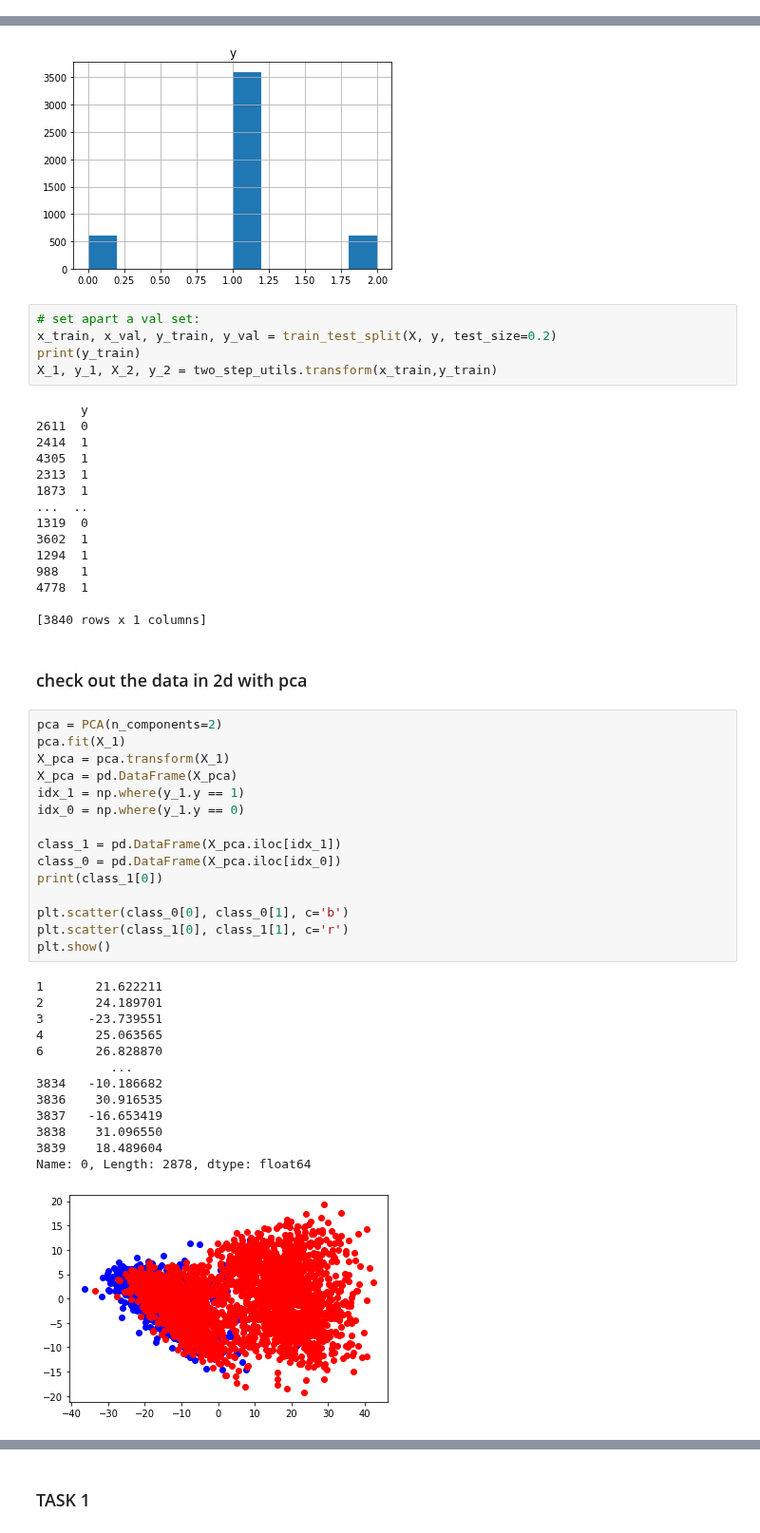
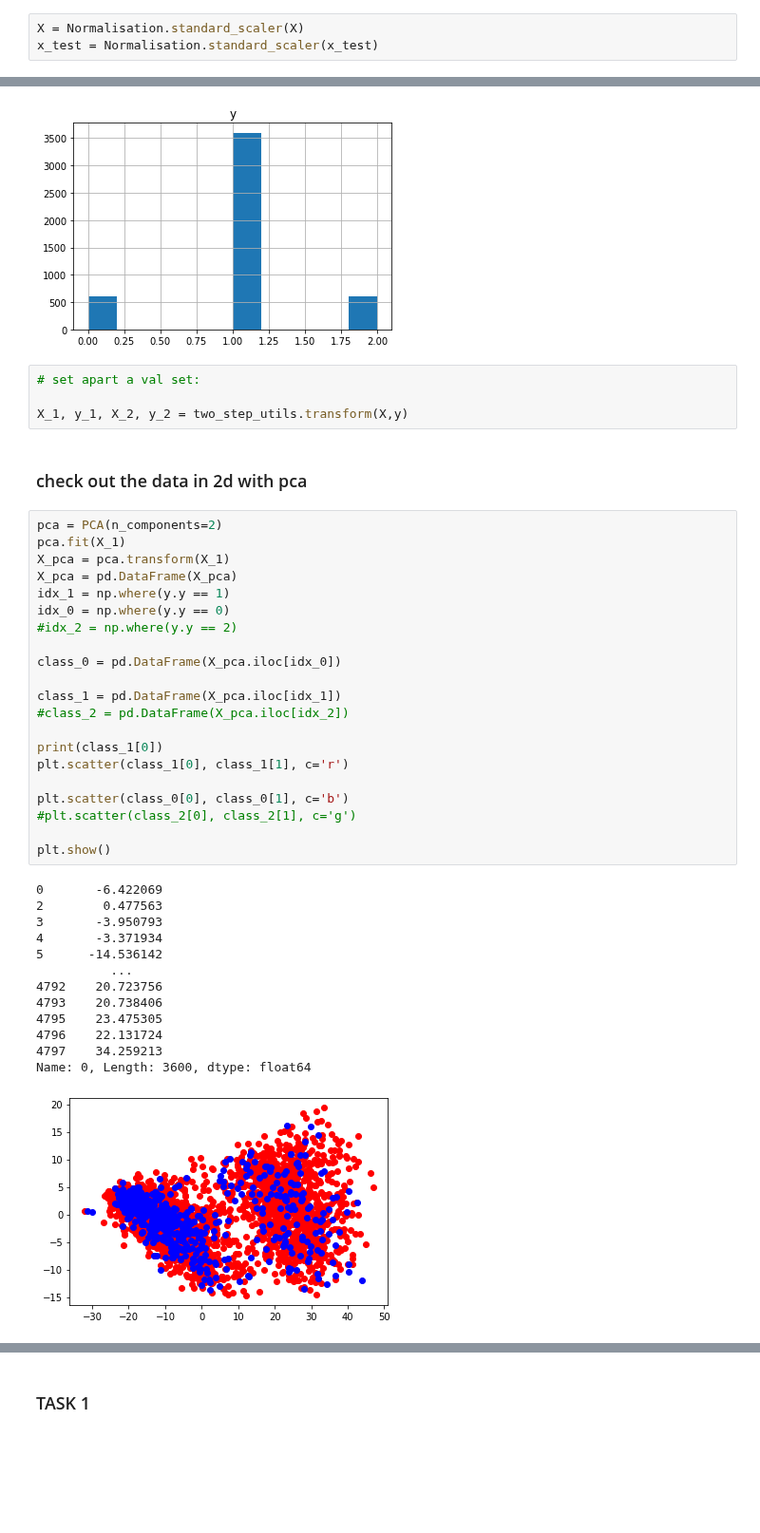
Before and after one commit to LukeAndrewSmith/AML, a Jupyter notebook: Task_2/Solution/Pipelines/1_twostep_classification.ipynb, the cells around one changed output, grey strips where cells are left out. Shown at 95% size. Saved outputs shown, nothing was run; the diff lists cells and outputs as text; blank space fills up the shorter version.

```diff
--- a/Task_2/Solution/Pipelines/1_twostep_classification.ipynb
+++ b/Task_2/Solution/Pipelines/1_twostep_classification.ipynb
@@ -94,6 +97,9 @@ print(X.head())
 # %%
 X = Normalisation.gaussian(X)
 x_test = Normalisation.gaussian(x_test)
+# %%
+X = Normalisation.standard_scaler(X)
+x_test = Normalisation.standard_scaler(x_test)
 # %% [markdown]
 ### Model train
 # %% [markdown]
@@ -112,55 +118,45 @@ print(y.head())
 [figure]
 # %%
 # set apart a val set:
-x_train, x_val, y_train, y_val = train_test_split(X, y, test_size=0.2)
-print(y_train)
-X_1, y_1, X_2, y_2 = two_step_utils.transform(x_train,y_train)
+
+X_1, y_1, X_2, y_2 = two_step_utils.transform(X,y)
-# %% [output]
-      y
-2611  0
-2414  1
-4305  1
-2313  1
-1873  1
-...  ..
-1319  0
-3602  1
-1294  1
-988   1
-4778  1
-
-[3840 rows x 1 columns]
 # %% [markdown]
 ### check out the data in 2d with pca
 # %%
 pca = PCA(n_components=2)
 pca.fit(X_1)
 X_pca = pca.transform(X_1)
 X_pca = pd.DataFrame(X_pca)
-idx_1 = np.where(y_1.y == 1)
-idx_0 = np.where(y_1.y == 0)
+idx_1 = np.where(y.y == 1)
+idx_0 = np.where(y.y == 0)
+#idx_2 = np.where(y.y == 2)
+
+class_0 = pd.DataFrame(X_pca.iloc[idx_0])
 
 class_1 = pd.DataFrame(X_pca.iloc[idx_1])
-class_0 = pd.DataFrame(X_pca.iloc[idx_0])
+#class_2 = pd.DataFrame(X_pca.iloc[idx_2])
+
 print(class_1[0])
+plt.scatter(class_1[0], class_1[1], c='r')
 
 plt.scatter(class_0[0], class_0[1], c='b')
-plt.scatter(class_1[0], class_1[1], c='r')
+#plt.scatter(class_2[0], class_2[1], c='g')
+
 plt.show()
 # %% [output]
-1       21.622211
-2       24.189701
-3      -23.739551
-4       25.063565
-6       26.828870
+0       -6.422069
+2        0.477563
+3       -3.950793
+4       -3.371934
+5      -14.536142
           ...
-3834   -10.186682
-3836    30.916535
-3837   -16.653419
-3838    31.096550
-3839    18.489604
-Name: 0, Length: 2878, dtype: float64
+4792    20.723756
+4793    20.738406
+4795    23.475305
+4796    22.131724
+4797    34.259213
+Name: 0, Length: 3600, dtype: float64
-[figure, old version]
+[figure, new version]
 # %%
 print(y_1.hist())
 print(y_2.hist())
```
Also changed, not shown: parts of 11 cells of this notebook, 4 other files.
